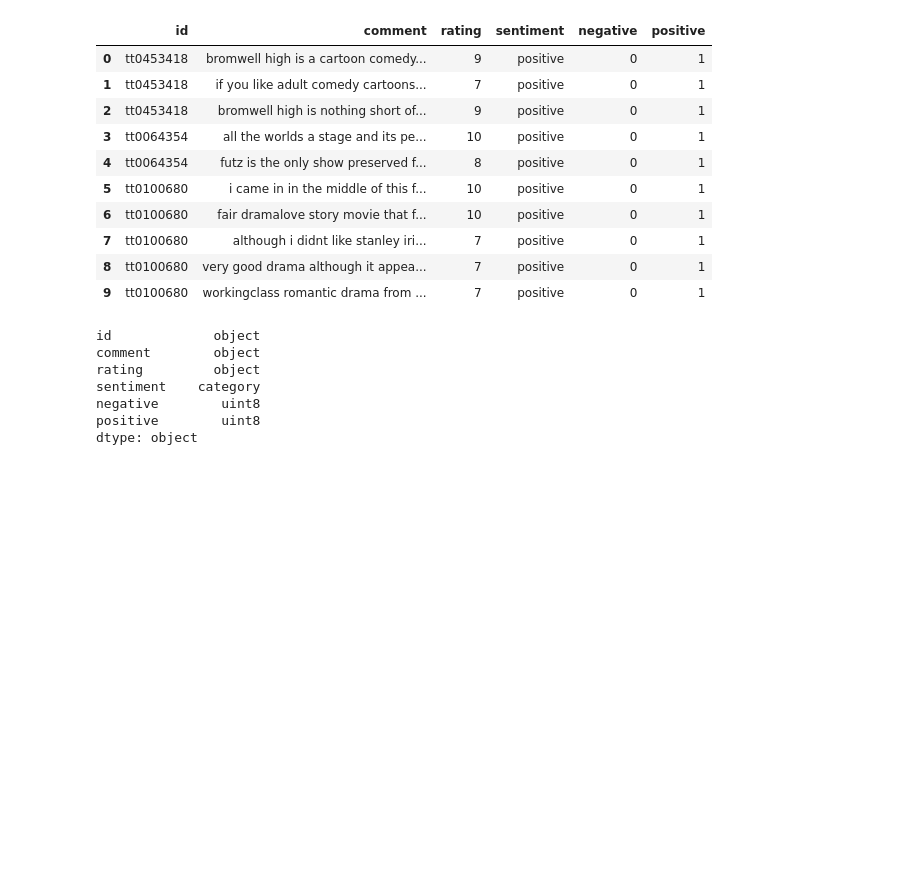
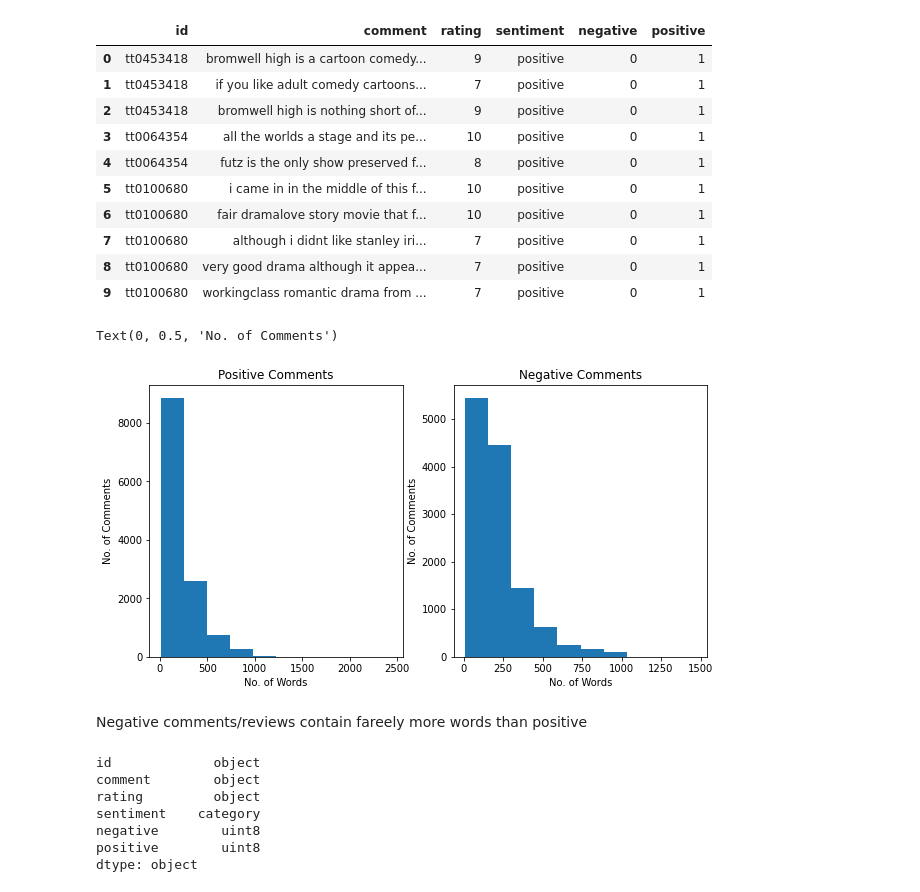
Before and after one commit to Sammybams/Machine-Learning-Workspace, a Jupyter notebook: IMDB Movie Sentimental Analysis/IMDB Movie Sentimental Analysis.ipynb, the cells around one changed output. Drawn from its saved outputs; the diff is of its cells as text; code cells hidden in the pictures; blank space fills up the shorter version.

```diff
--- a/IMDB Movie Sentimental Analysis/IMDB Movie Sentimental Analysis.ipynb
+++ b/IMDB Movie Sentimental Analysis/IMDB Movie Sentimental Analysis.ipynb
@@ -296,6 +296,26 @@ train_sentiment.head(10)
 | 7 | tt0100680 | although i didnt like stanley iri... | 7 | positive | 0 | 1 |
 | 8 | tt0100680 | very good drama although it appea... | 7 | positive | 0 | 1 |
 | 9 | tt0100680 | workingclass romantic drama from ... | 7 | positive | 0 | 1 |
+# %%
+length = pd.DataFrame()
+length['len_pos'] = [len(char) for char in train_sentiment[train_sentiment['sentiment']=='positive']['comment'].str.split()]
+length['len_neg'] = [len(char) for char in train_sentiment[train_sentiment['sentiment']=='negative']['comment'].str.split()]
+
+fig,(ax1,ax2)=plt.subplots(1,2,figsize=(10,5))
+ax1.hist(length['len_pos'])
+ax1.set_title('Positive Comments')
+ax2.hist(length['len_neg'])
+ax2.set_title('Negative Comments')
+
+ax1.set_xlabel('No. of Words')
+ax1.set_ylabel('No. of Comments')
+ax2.set_xlabel('No. of Words')
+ax2.set_ylabel('No. of Comments')
+# %% [output]
+Text(0, 0.5, 'No. of Comments')
+[figure, added]
+# %% [markdown]
+Negative comments/reviews contain fareely more words than positive
 # %%
 train_sentiment.dtypes
 # %% [output]
```
Also changed, not shown: parts of 1 cell of this notebook.
